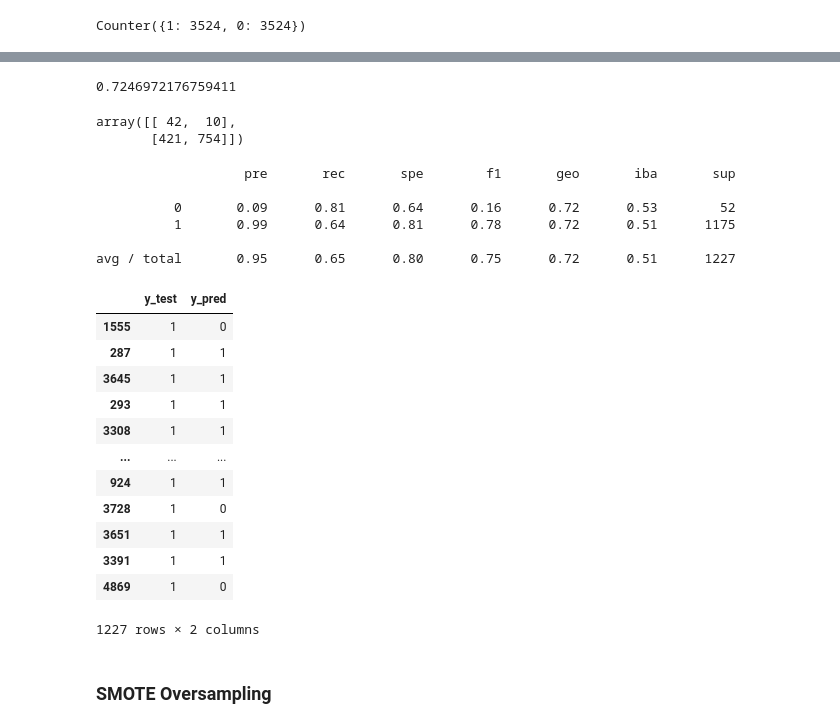
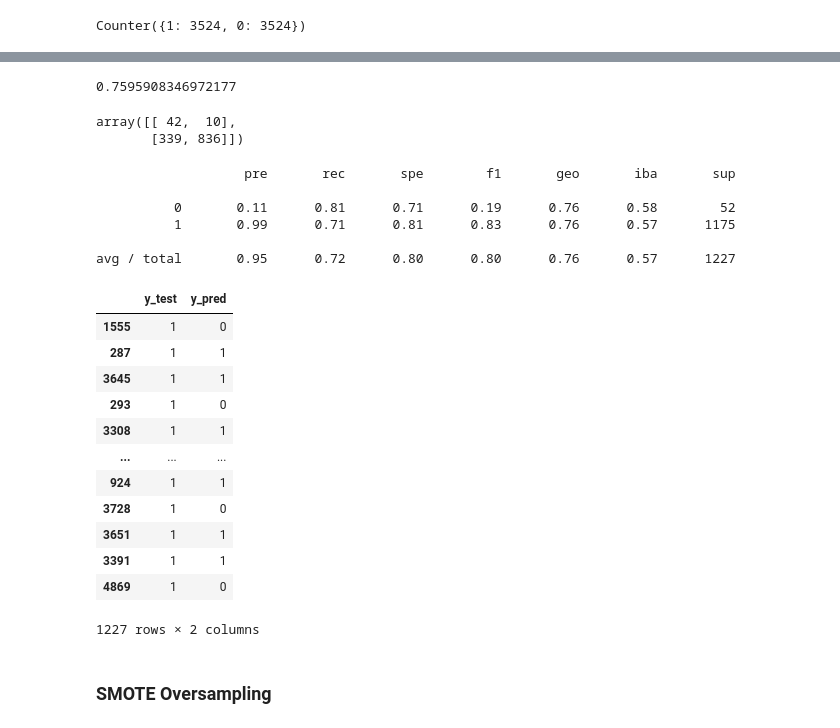
Before and after one commit to Mariapalacio96/Stroke_Prediction, a Jupyter notebook: Resampling_Stroke_prediction.ipynb, the cells around one changed output, grey strips where cells are left out. Drawn from its saved outputs; the diff is of its cells as text; code cells hidden in the pictures.

```diff
--- a/Resampling_Stroke_prediction.ipynb
+++ b/Resampling_Stroke_prediction.ipynb
@@ -30,5 +30,6 @@ db_string = f"postgresql://postgres:{password}@datastroke.c326vl9oo2i8.us-east-1
 engine = create_engine(db_string)
 stroke_df = pd.read_sql_query("SELECT * FROM stroke_clean",engine)
 # %%
+stroke_df.drop('ID', inplace=True, axis=1)
 stroke_df.head()
 # %% [output]
@@ -92,14 +99,14 @@ from sklearn.metrics import balanced_accuracy_score
 y_pred = Log_model.predict(X_test)
 balanced_accuracy_score(y_test, y_pred)
 # %% [output]
-0.7246972176759411
+0.7595908346972177
 # %%
 # Display the confusion matrix
 from sklearn.metrics import confusion_matrix
 confusion_matrix(y_test, y_pred)
 # %% [output]
 array([[ 42,  10],
-       [421, 754]])
+       [339, 836]])
 # %%
 # Print the imbalanced classification report
 from imblearn.metrics import classification_report_imbalanced
@@ -107,20 +114,20 @@ print(classification_report_imbalanced(y_test, y_pred))
 # %% [output]
                    pre       rec       spe        f1       geo       iba       sup
 
-          0       0.09      0.81      0.64      0.16      0.72      0.53        52
-          1       0.99      0.64      0.81      0.78      0.72      0.51      1175
+          0       0.11      0.81      0.71      0.19      0.76      0.58        52
+          1       0.99      0.71      0.81      0.83      0.76      0.57      1175
 
-avg / total       0.95      0.65      0.80      0.75      0.72      0.51      1227
+avg / total       0.95      0.72      0.80      0.80      0.76      0.57      1227
 # %%
-d_1 = {"y_test": y_test,"y_pred": y_pred}
-df_1 = pd.DataFrame(d_1)
-df_1
+prediction_results = {"y_test": y_test,"y_pred": y_pred}
+prediction_results = pd.DataFrame(prediction_results)
+prediction_results
 # %% [output]
 |  | y_test | y_pred |
 | 1555 | 1 | 0 |
 | 287 | 1 | 1 |
 | 3645 | 1 | 1 |
-| 293 | 1 | 1 |
+| 293 | 1 | 0 |
 | 3308 | 1 | 1 |
 | ... | ... | ... |
 | 924 | 1 | 1 |
```
Also changed, not shown: parts of 20 cells of this notebook, 11 other files.
